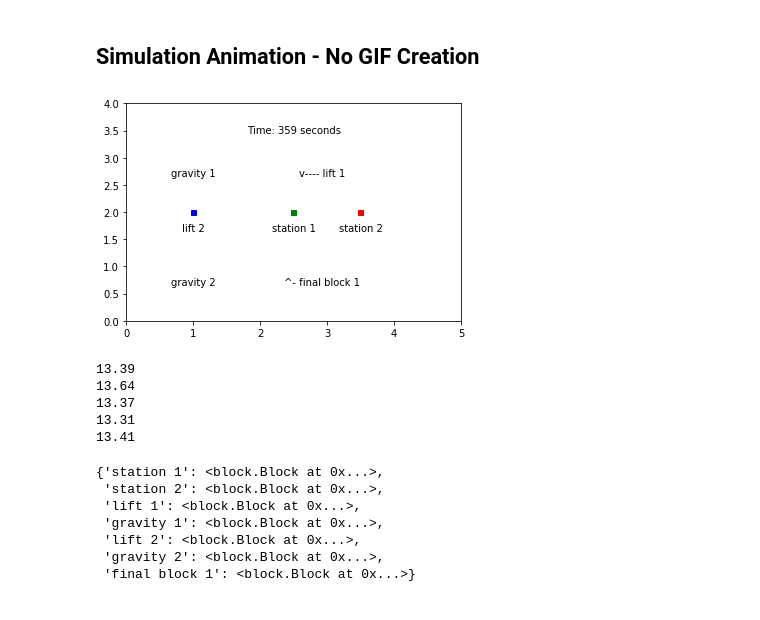
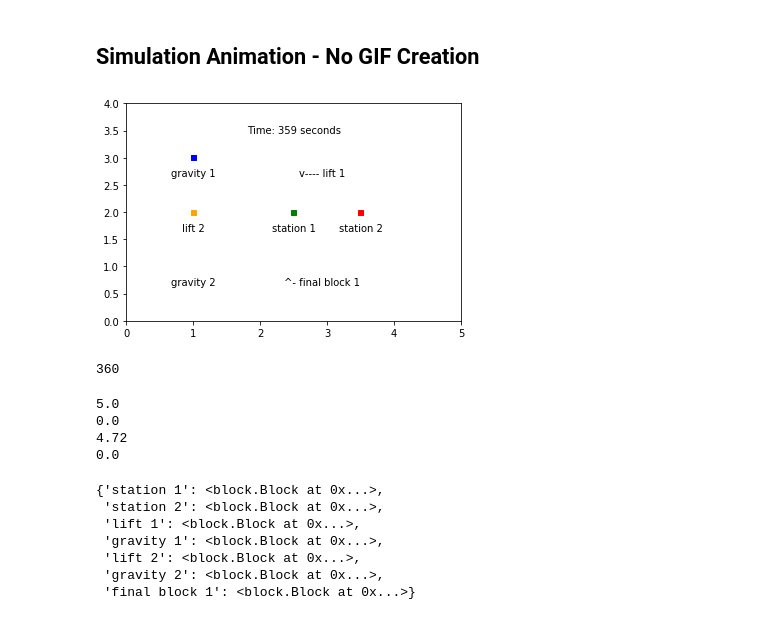
Before and after one commit to AlexBorger/block-zone-simulator, a Jupyter notebook: Code/sim_scratchpad.ipynb, the cells around one changed output. Drawn from its saved outputs; the diff is of its cells as text; code cells hidden in the pictures.

```diff
--- a/Code/sim_scratchpad.ipynb
+++ b/Code/sim_scratchpad.ipynb
@@ -42,6 +42,7 @@ blocks = {
         'has_merger_switch': True,
         'merger_block_a': 'station 1',
         'merger_block_b': 'station 2',
+        'corresponding_splitter_block': 'final block 1',
         'seconds_to_clear_merger': 2,
         'seconds_merger_to_block': 16,  # purely for reference at the moment
         'has_splitter_switch': False
@@ -94,7 +95,8 @@ blocks = {
         'has_merger_switch': False,
         'has_splitter_switch': True,
         'splitter_block_a': 'station 1',
-        'splitter_block_b': 'station 2'
+        'splitter_block_b': 'station 2',
+        'corresponding_merger_block': 'lift 1'
     }
 }
 
@@ -213,7 +215,7 @@ import numpy as np
 from IPython.display import clear_output
 
 # Sample data (replace with your actual simulation data)
-num_trains = 3
+num_trains = 4
 num_timesteps = 360
 train_blocks = None  # Store current block
 circuit = Circuit(blocks, num_trains=num_trains, optional_params=optional_params)
@@ -249,34 +251,34 @@ for t in range(num_timesteps):
     # splitter_switch_position
     if circuit.blocks['final block 1'].splitter_switch_position == 'station 1':
         block_txt['final block 1'] = '^- final block 1   '
     else:
         block_txt['final block 1'] = '   final block 1 -^'
     if circuit.blocks['lift 1'].merger_switch_position == 'station 1':
         block_txt['lift 1'] = 'v---- lift 1   '
     else:
         block_txt['lift 1'] = '   lift 1 ----v'
     # Clear the previous plot
     clear_output(wait=True)
 
     # show labels for block areas
     for b in block_locs:
         block_x, block_y = block_locs[b]
         plt.text(block_x, block_y - 0.2, block_txt[b], ha='center', va='top')
     plt.text(2.5, 3.6, f'Time: {t} seconds', ha='center', va='top')
     # Update the plot # color=train_colors[:num_trains]
     #plt.plot([x[0] for x in train_blocks], [x[1] for x in train_blocks], marker='s', linestyle='none')
     plt.scatter([x[0] for x in train_blocks], [x[1] for x in train_blocks],
                 c=train_colors[:num_trains], marker='s', s=25)
     plt.ylim(0, 4)  # Adjust y-limit based on your block range
     plt.xlim(0, 5)
     #plt.legend()  # [f"Train {i+1}" for i in range(num_trains)]
     plt.draw()
     plt.pause(0.01)  # Adjust pause time for animation speed
 
 plt.ioff()  # Turn off interactive mode
 plt.show()
 # %% [output]
-[figure, old version]
+[figure, new version]
 # %%
 #trains
 #for train in circuit.trains:
@@ -286,6 +288,9 @@ plt.show()
 #for block in circuit.blocks:
 #    print(vars(circuit.blocks[block]))
 #    print('')
+circuit.time
+# %% [output]
+360
 # %%
 # question - what percent of the sim run time did each train sit idle?
 for train_name in circuit.trains:
@@ -293,11 +298,10 @@ for train_name in circuit.trains:
 
 # if we set run time to 1 million seconds, they all converge to the same % idle.
 # %% [output]
-13.39
-13.64
-13.37
-13.31
-13.41
+5.0
+0.0
+4.72
+0.0
 # %%
 circuit.blocks
 # %% [output]
```
Also changed, not shown: parts of 5 cells of this notebook, 4 other files.
